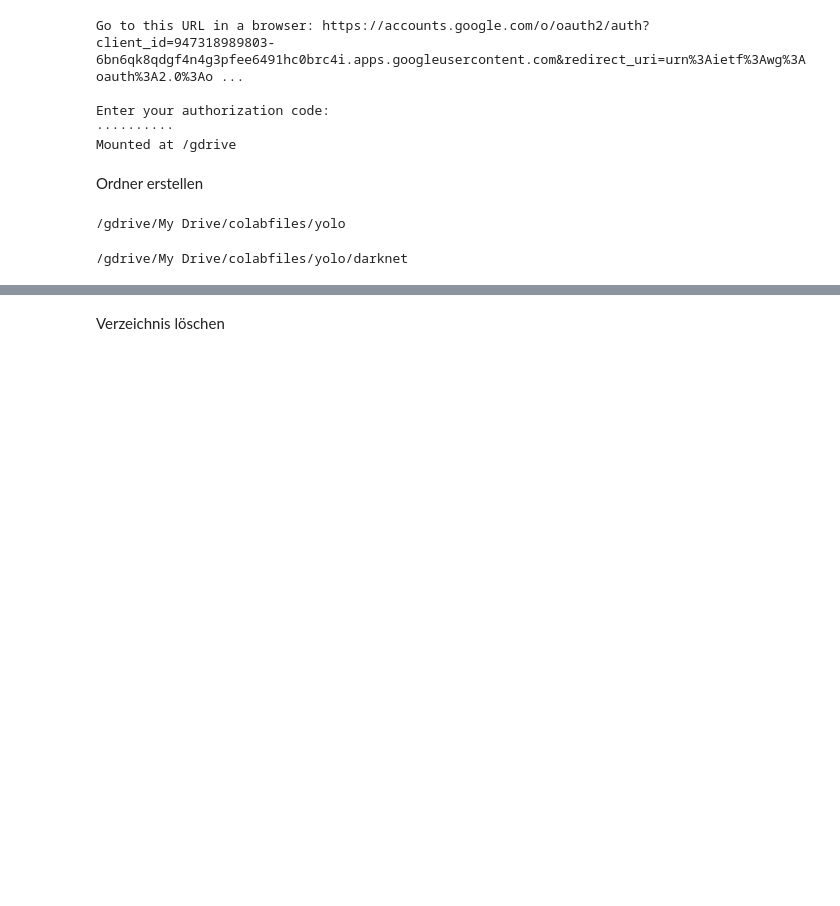
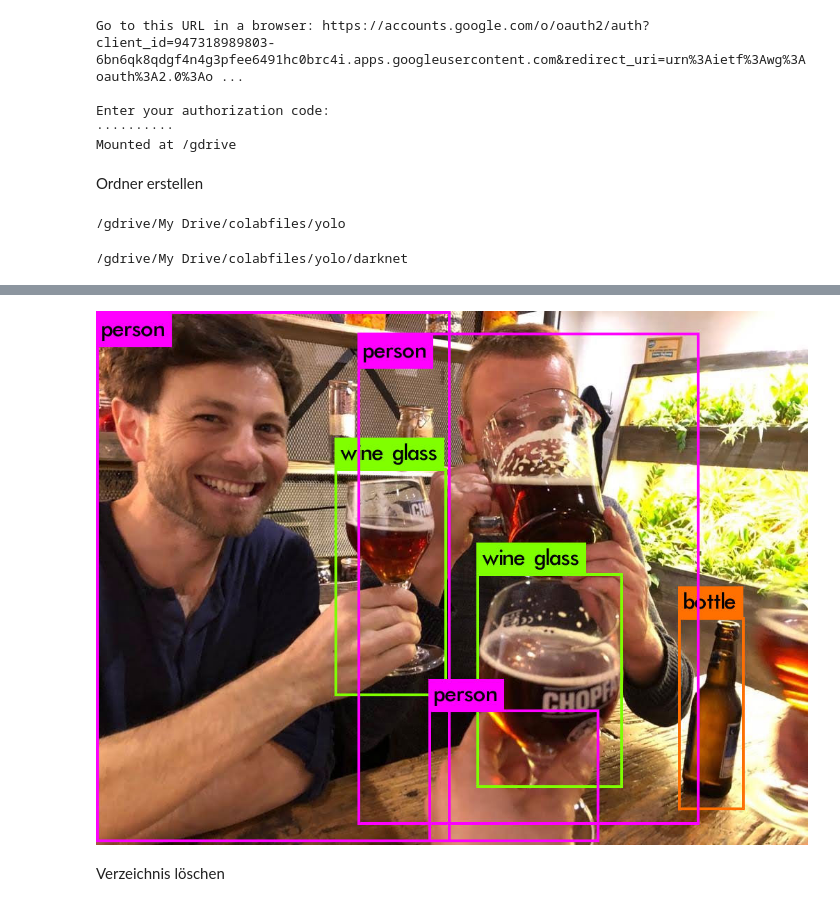
Before and after one commit to emmenets/neuralnetwork, a Jupyter notebook: 190630yolo.ipynb, the cells around one changed output, grey strips where cells are left out. Saved outputs shown, nothing was run; the diff lists cells and outputs as text; code cells hidden in the pictures; blank space fills up the shorter version.

```diff
--- a/190630yolo.ipynb
+++ b/190630yolo.ipynb
@@ -59,3 +61,8 @@ bicycle: 99%
+# %%
+img = cv2.imread("/gdrive/My Drive/colabfiles/yolo/darknet/predictions.jpg")
+cv2_imshow(img)
+# %% [output]
+[figure, added]
 # %% [markdown]
 Verzeichnis löschen
 # %%
```
Also changed, not shown: parts of 2 cells of this notebook.
